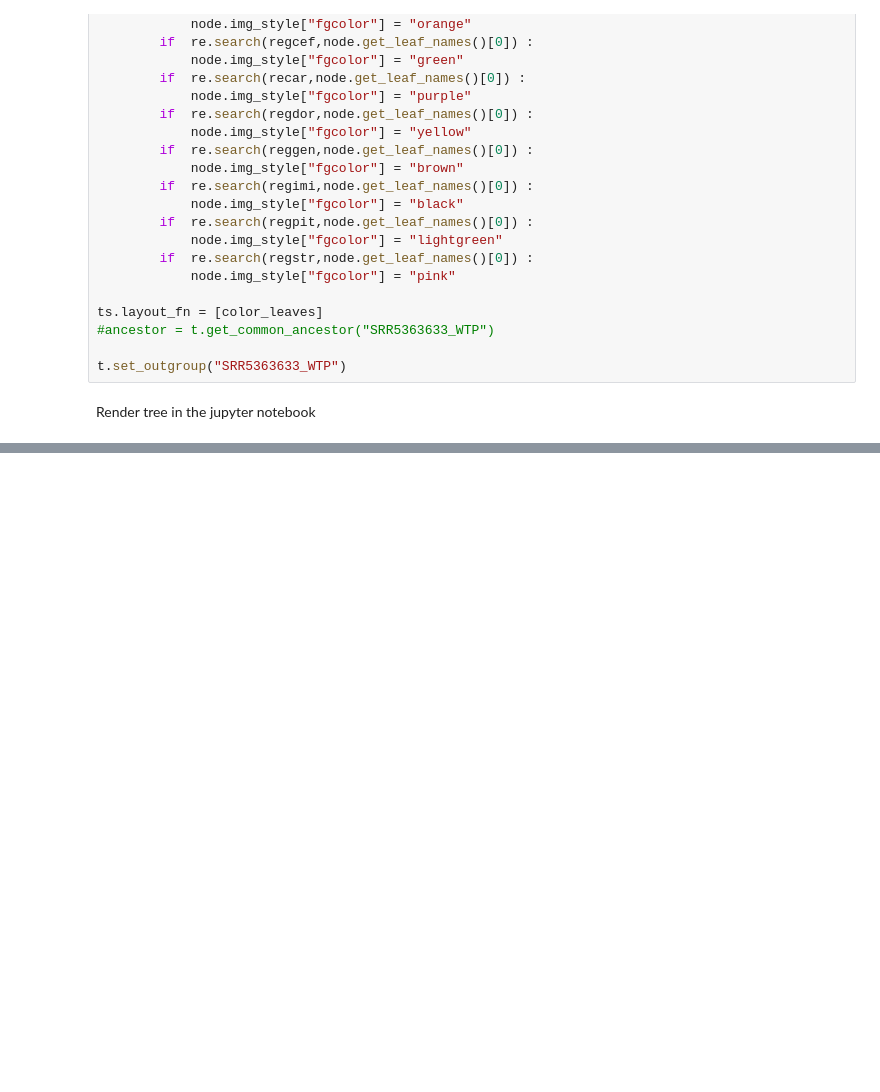
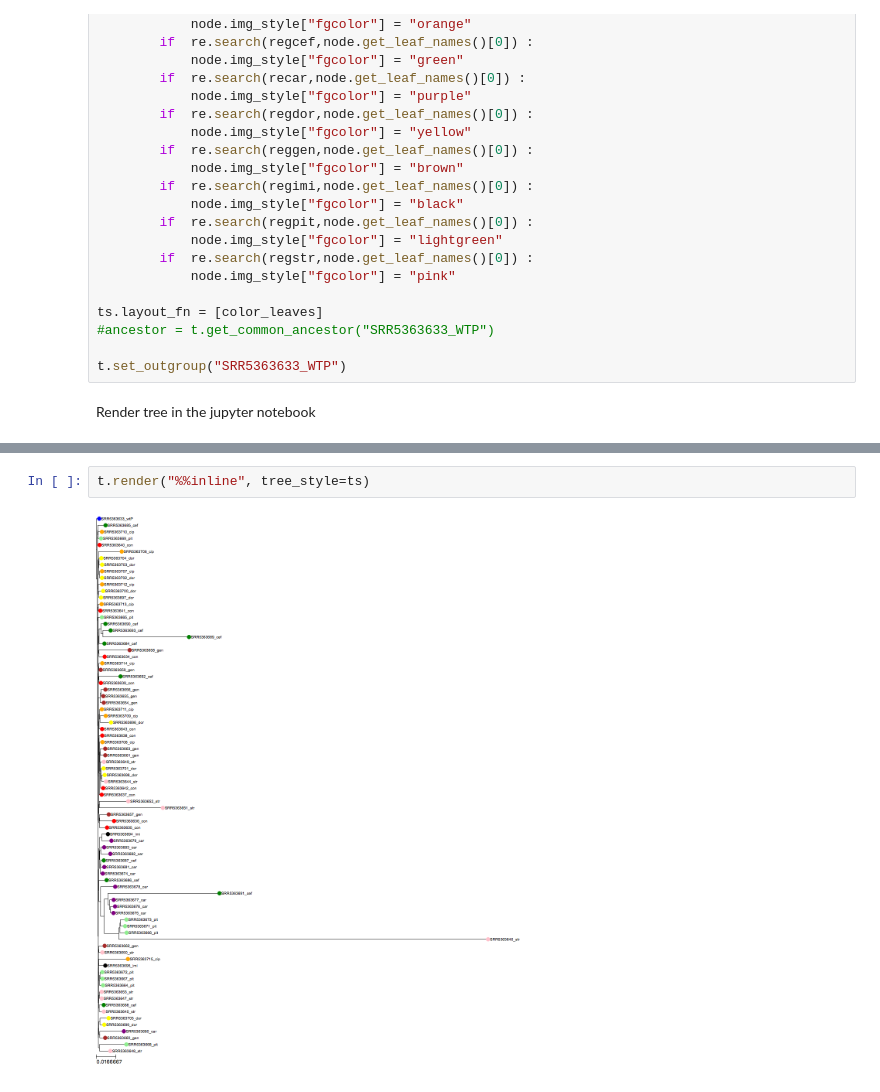
Before and after one commit to nekrut/notebooks, a Jupyter notebook: pa14/Intragenic variants SB<2.ipynb, the cells around one changed output, grey strips where cells are left out. Cells and saved outputs as stored; diff of their text form; blank space fills up the shorter version.

```diff
--- a/pa14/Intragenic variants SB<2.ipynb
+++ b/pa14/Intragenic variants SB<2.ipynb
@@ -427,4 +365,8 @@ ts.layout_fn = [color_leaves]
 t.set_outgroup("SRR5363633_wtP")
+# %%
+t.render("%%inline", tree_style=ts)
+# %% [output]
+[figure, added]
 # %%
 t.convert_to_ultrametric(strategy='balanced')
 t.render("%%inline", tree_style=ts)
```
Also changed, not shown: parts of 68 cells of this notebook.
